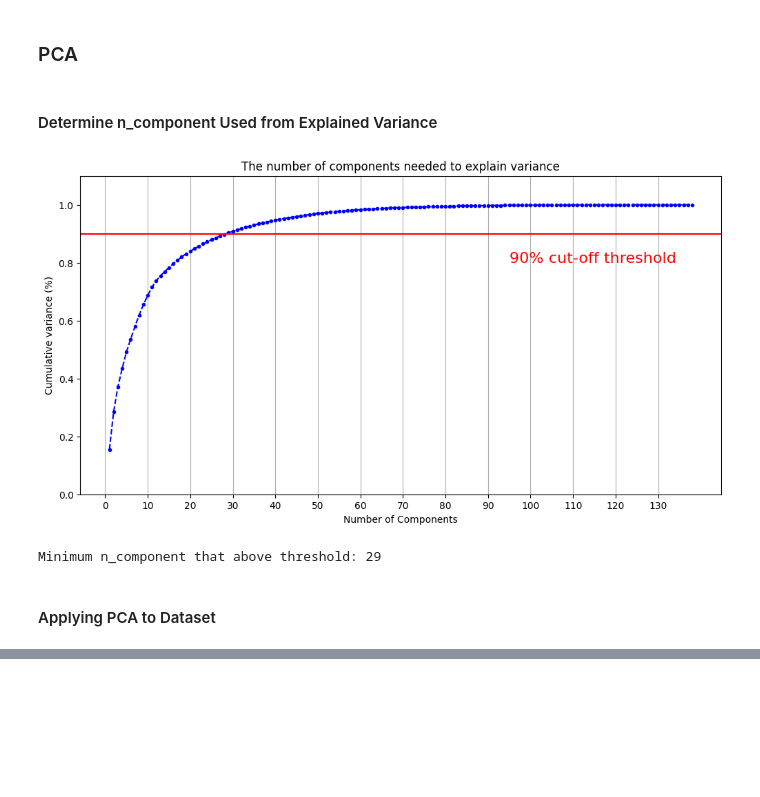
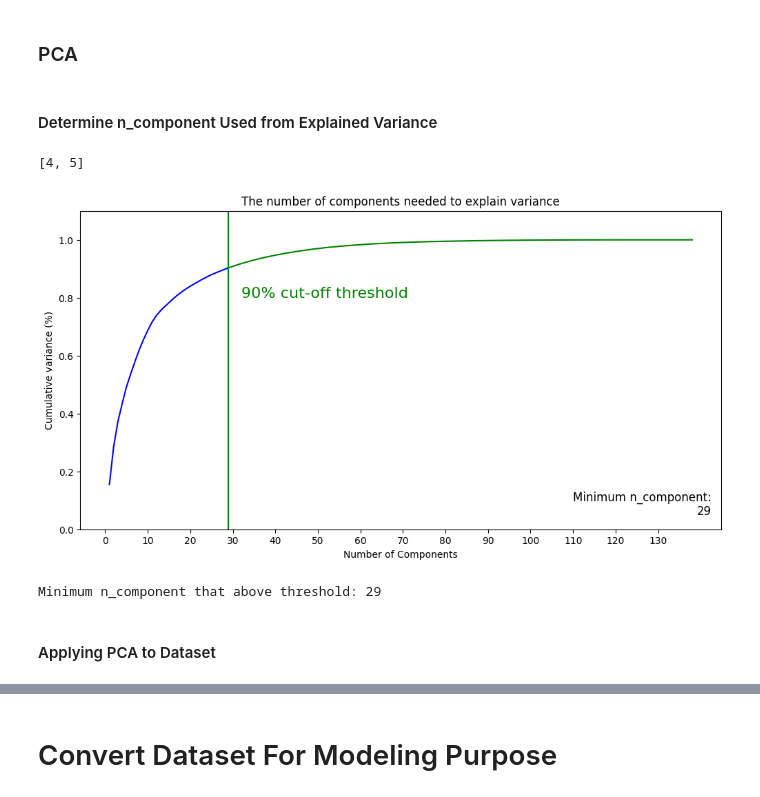
Before and after one commit to arsyadCode/ProjekTA_UPERESEARCH, a Jupyter notebook: Udin/Preprocessing Data Quisioner.ipynb, the cells around one changed output, grey strips where cells are left out. Saved outputs shown, nothing was run; the diff lists cells and outputs as text; code cells hidden in the pictures; blank space fills up the shorter version.

Commit message:
Create Dataset for Model Testing and Create modelling .ipynb

```diff
--- a/Udin/Preprocessing Data Quisioner.ipynb
+++ b/Udin/Preprocessing Data Quisioner.ipynb
@@ -1658,3 +1658,8 @@ df_cleaned.to_csv('data_kuisioner_mahasiswa_cleaned.csv', index=False)
 | 3 | 103121017 | sistem informasi manajemen | laki-laki | 2003 | bersama orang tua | dki jakarta | 3.330 | ... |
 | 4 | 103121012 | sistem informasi manajemen | laki-laki | 2003 | kos | sumatera utara | 3.325 | ... |
 5 rows × 40 columns
+# %%
+for column, value in df_cleaned.items():
+    print(f'Column Name: {column} | Unique Total: {value.nunique()} | Data types: {value.dtype}')
+    print(f'Unique Value with Total Each Value: {value.value_counts(dropna=False)}')
+    print('='*100)
@@ -2043,38 +2074,48 @@ https://www.kaggle.com/code/kushal1506/deciding-n-components-in-pca/notebook <br
 https://scikit-learn.org/stable/modules/generated/sklearn.feature_selection.VarianceThreshold.html#sklearn.feature_selection.VarianceThreshold
 # %% [markdown]
 ### PCA
-# %% [markdown]
-#### Determine n_component Used from Explained Variance
+# %% [markdown]
+#### Determine n_component Used from Explained Variance
+# %%
+temp = [1, 2, 3, 4, 5]
+temp[3:]
+# %% [output]
+[4, 5]
 # %%
 pca = PCA()
 pca.fit(df_transformed)
 
 number_component = np.arange(1, pca.n_components_ + 1, step=1)
 cumulative_explained_variance = np.cumsum(pca.explained_variance_ratio_)
 
+cum_var_threshold = 0.9
+cum_var_above_threshold = [x+1 for x in range(len(cumulative_explained_variance)) if cumulative_explained_variance[x] >= cum_var_threshold]
+
 fig, ax = plt.subplots(figsize=[12, 6])
 
 plt.ylim(0.0,1.1)
-plt.plot(number_component, cumulative_explained_variance, marker='.', linestyle='--', color='b')
+# plt.plot(number_component, cumulative_explained_variance, marker='.', linestyle='-', color='b')
+plt.plot(number_component[:cum_var_above_threshold[0]], cumulative_explained_variance[:cum_var_above_threshold[0]], linestyle='-', color='b')
+plt.plot(number_component[cum_var_above_threshold[0] - 1:], cumulative_explained_variance[cum_var_above_threshold[0] - 1:], linestyle='-', color='g')
 
 plt.xlabel('Number of Components')
 plt.xticks(np.arange(0, pca.n_components_ + 1, step=10)) #change from 0-based array index to 1-based human-readable label
 plt.ylabel('Cumulative variance (%)')
 plt.title('The number of components needed to explain variance')
 
-plt.axhline(y=0.90, color='r', linestyle='-')
-plt.text(95., 0.80, '90% cut-off threshold', color = 'red', fontsize=16)
+# plt.axhline(y=cum_var_threshold, color='r', linestyle='-')
+plt.axvline(x=cum_var_above_threshold[0], color='g', linestyle='-')
+plt.text(cum_var_above_threshold[0]+3, 0.80, f'{int(cum_var_threshold*100)}% cut-off threshold', color = 'g', fontsize=16)
+plt.text(110, 0.05, f'Minimum n_component:\n{cum_var_above_threshold[0]}', color = 'black', fontsize=12, multialignment='right')
 
-ax.grid(axis='x')
 plt.show()
 
-cum_var_above_threshold = [x+1 for x in range(len(cumulative_explained_variance)) if cumulative_explained_variance[x] >= 0.90]
 print(f'Minimum n_component that above threshold: {cum_var_above_threshold[0]}')
 # %% [output]
-[figure, old version]
+[figure, new version]
 Minimum n_component that above threshold: 29
-# %% [markdown]
-#### Applying PCA to Dataset
+# %% [markdown]
+#### Applying PCA to Dataset
 # %%
 pca = PCA(n_components=cum_var_above_threshold[0])
 dataset_pca = pca.fit_transform(df_transformed)
@@ -2096,3 +2137,5 @@ df_pca
 | 138 | 4.278113 | -0.188588 | 1.295709 | 0.683502 | 2.640316 | -0.470544 | -0.815207 | 0.491769 | -0.732768 | -0.841354 | ... | ... |
 | 139 | -2.273561 | -1.423642 | -2.344416 | -0.216973 | 1.129179 | 0.274427 | -0.203977 | -0.089665 | 0.192565 | 0.102332 | ... | ... |
 140 rows × 29 columns
+# %% [markdown]
+# Convert Dataset For Modeling Purpose
```
Also changed, not shown: parts of 14 cells of this notebook, 2 other files.
